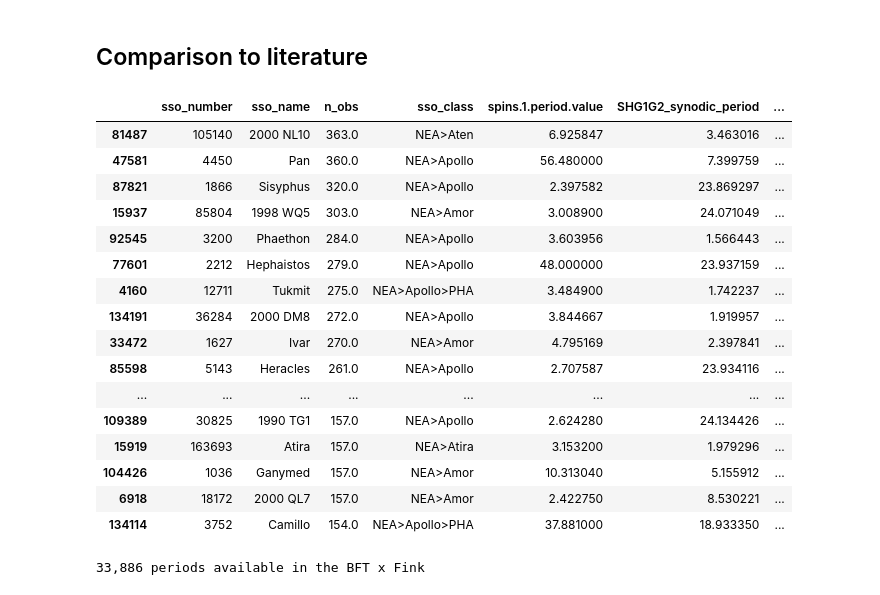
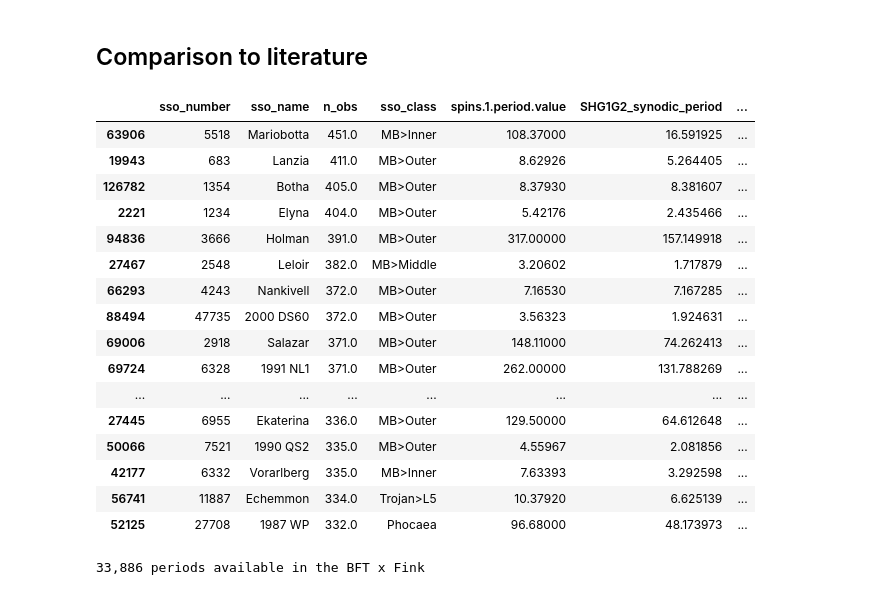
Before and after one commit to astrolabsoftware/fink-spins, a Jupyter notebook: notebooks/periods/all_period_analysis_trial_1.ipynb, the cells around one changed output. Drawn from its saved outputs; the diff is of its cells as text; code cells hidden in the pictures.

```diff
--- a/notebooks/periods/all_period_analysis_trial_1.ipynb
+++ b/notebooks/periods/all_period_analysis_trial_1.ipynb
@@ -49,39 +49,40 @@ flavor = "SHG1G2"
 # %%
 # Keep only known periods 1 in the BFT
 data = ssoft.merge(bft, left_on="name", right_on="sso_name", how="left")
 data = data[data["spins.1.period.value"] == data["spins.1.period.value"]]
 
 # sort by number of observations
 data = data.sort_values("n_obs", ascending=False)
 # data = data.sort_values(f'{flavor}_rms', ascending=False)
 
 col_display = ["sso_number", "sso_name", "n_obs", "sso_class", "spins.1.period.value", "spins.2.period.value", f"{flavor}_synodic_period", 'spins.1.technique']
 col_display = ["sso_number", "sso_name", "n_obs", "sso_class", "spins.1.period.value", f"{flavor}_synodic_period", 'spins.1.technique', f'{flavor}_rms']
 
 if flavor == 'SHG1G2':
     col_display.append(f"{flavor}_R")
 
-cond = data.sso_class.str.contains("NEA")
+cond = data.sso_class.str.contains("Inner")
+cond = (data['spins.1.technique']=='LCI') & ( np.abs(data['spins.1.period.value']-2*data['SHG1G2_synodic_period']) > 0.1)
 
 data.loc[cond,col_display].head(50)
 # %% [output]
 |  | sso_number | sso_name | n_obs | sso_class | spins.1.period.value | SHG1G2_synodic_period | ... |
-| 81487 | 105140 | 2000 NL10 | 363.0 | NEA>Aten | 6.925847 | 3.463016 | ... |
-| 47581 | 4450 | Pan | 360.0 | NEA>Apollo | 56.480000 | 7.399759 | ... |
-| 87821 | 1866 | Sisyphus | 320.0 | NEA>Apollo | 2.397582 | 23.869297 | ... |
-| 15937 | 85804 | 1998 WQ5 | 303.0 | NEA>Amor | 3.008900 | 24.071049 | ... |
-| 92545 | 3200 | Phaethon | 284.0 | NEA>Apollo | 3.603956 | 1.566443 | ... |
-| 77601 | 2212 | Hephaistos | 279.0 | NEA>Apollo | 48.000000 | 23.937159 | ... |
-| 4160 | 12711 | Tukmit | 275.0 | NEA>Apollo>PHA | 3.484900 | 1.742237 | ... |
-| 134191 | 36284 | 2000 DM8 | 272.0 | NEA>Apollo | 3.844667 | 1.919957 | ... |
-| 33472 | 1627 | Ivar | 270.0 | NEA>Amor | 4.795169 | 2.397841 | ... |
-| 85598 | 5143 | Heracles | 261.0 | NEA>Apollo | 2.707587 | 23.934116 | ... |
+| 63906 | 5518 | Mariobotta | 451.0 | MB>Inner | 108.37000 | 16.591925 | ... |
+| 19943 | 683 | Lanzia | 411.0 | MB>Outer | 8.62926 | 5.264405 | ... |
+| 126782 | 1354 | Botha | 405.0 | MB>Outer | 8.37930 | 8.381607 | ... |
+| 2221 | 1234 | Elyna | 404.0 | MB>Outer | 5.42176 | 2.435466 | ... |
+| 94836 | 3666 | Holman | 391.0 | MB>Outer | 317.00000 | 157.149918 | ... |
+| 27467 | 2548 | Leloir | 382.0 | MB>Middle | 3.20602 | 1.717879 | ... |
+| 66293 | 4243 | Nankivell | 372.0 | MB>Outer | 7.16530 | 7.167285 | ... |
+| 88494 | 47735 | 2000 DS60 | 372.0 | MB>Outer | 3.56323 | 1.924631 | ... |
+| 69006 | 2918 | Salazar | 371.0 | MB>Outer | 148.11000 | 74.262413 | ... |
+| 69724 | 6328 | 1991 NL1 | 371.0 | MB>Outer | 262.00000 | 131.788269 | ... |
 | ... | ... | ... | ... | ... | ... | ... | ... |
-| 109389 | 30825 | 1990 TG1 | 157.0 | NEA>Apollo | 2.624280 | 24.134426 | ... |
-| 15919 | 163693 | Atira | 157.0 | NEA>Atira | 3.153200 | 1.979296 | ... |
-| 104426 | 1036 | Ganymed | 157.0 | NEA>Amor | 10.313040 | 5.155912 | ... |
-| 6918 | 18172 | 2000 QL7 | 157.0 | NEA>Amor | 2.422750 | 8.530221 | ... |
-| 134114 | 3752 | Camillo | 154.0 | NEA>Apollo>PHA | 37.881000 | 18.933350 | ... |
+| 27445 | 6955 | Ekaterina | 336.0 | MB>Outer | 129.50000 | 64.612648 | ... |
+| 50066 | 7521 | 1990 QS2 | 335.0 | MB>Outer | 4.55967 | 2.081856 | ... |
+| 42177 | 6332 | Vorarlberg | 335.0 | MB>Inner | 7.63393 | 3.292598 | ... |
+| 56741 | 11887 | Echemmon | 334.0 | Trojan>L5 | 10.37920 | 6.625139 | ... |
+| 52125 | 27708 | 1987 WP | 332.0 | Phocaea | 96.68000 | 48.173973 | ... |
 # %%
 print("{:,} periods available in the BFT x Fink".format(len(data[data["spins.1.period.value"] == data["spins.1.period.value"]])))
 # %% [output]
```
Also changed, not shown: 5 other files.
